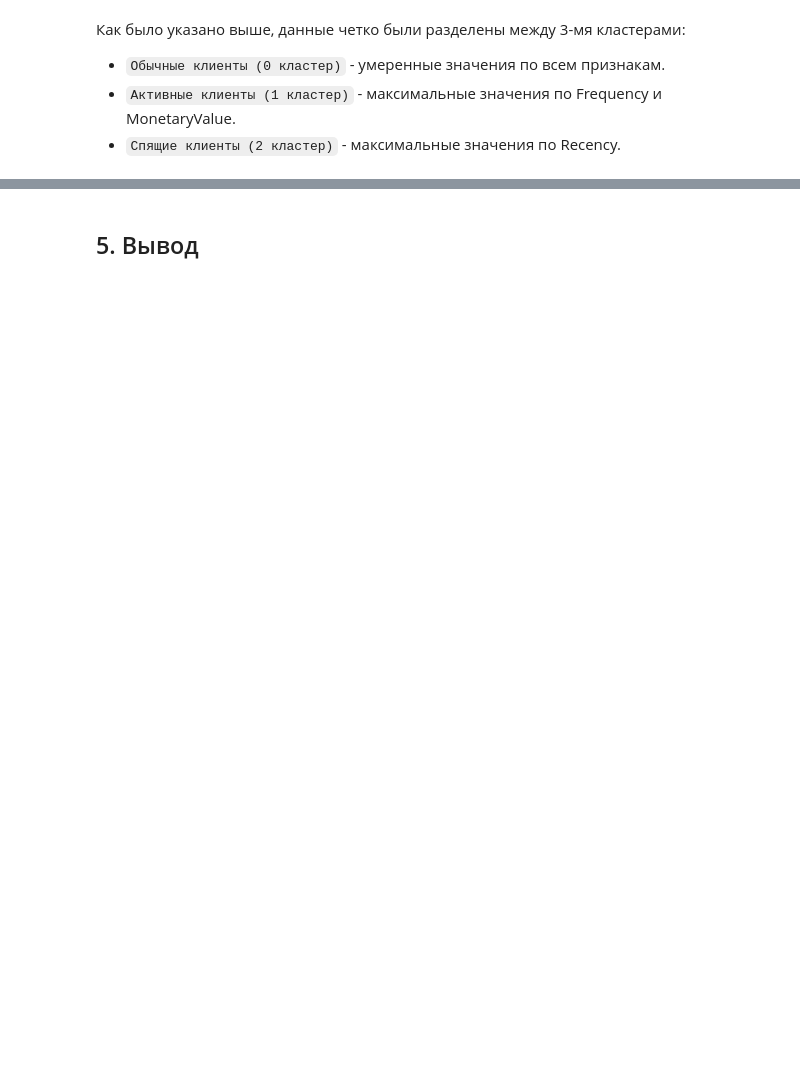
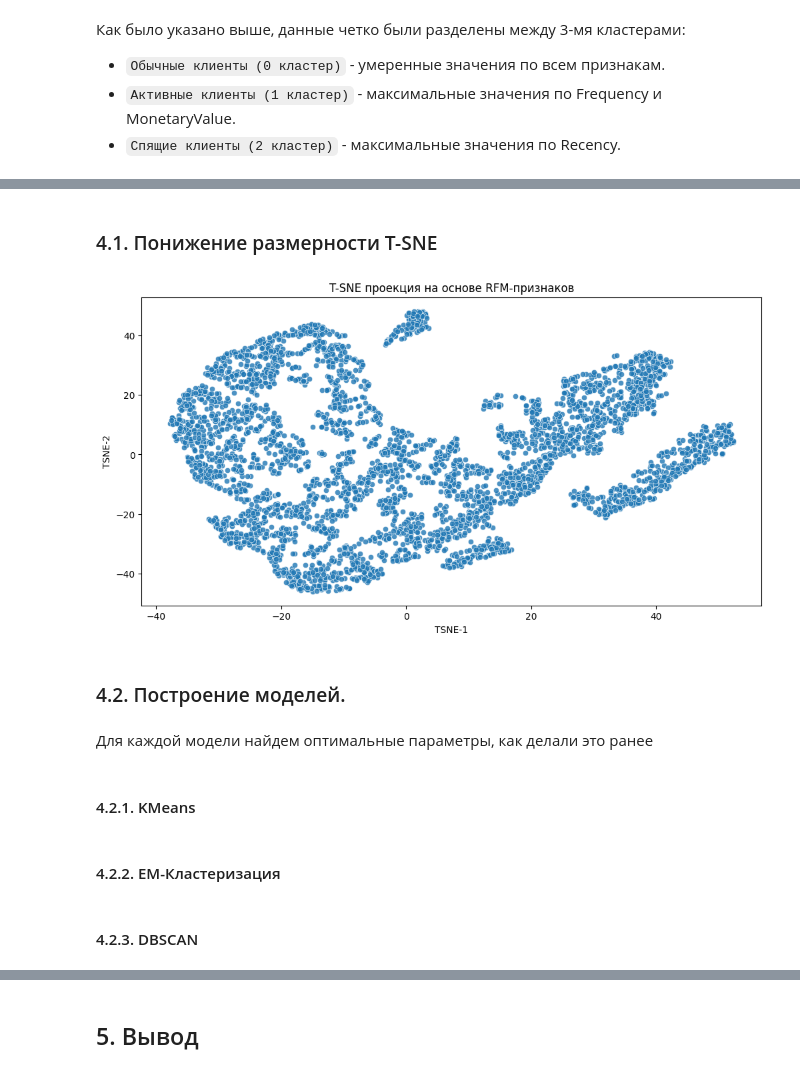
Before and after one commit to postvlone/clients_clustering_project, a Jupyter notebook: clients_clustering.ipynb, the cells around one changed output, grey strips where cells are left out. Drawn from its saved outputs; the diff is of its cells as text; code cells hidden in the pictures; blank space fills up the shorter version.

```diff
--- a/clients_clustering.ipynb
+++ b/clients_clustering.ipynb
@@ -598,13 +598,3 @@ rfm_std.head()
 Для каждой из моделей найдём оптимальные параметры с использованием коэффициента силуэта, перебирая возможные значения количества кластеров от 3 до 10 включительно (большее или меньшее количество кластеров будет нерелевантно для маркетинга).
 # %% [markdown]
 #### 3.1.1. KMeans
-# %%
-silhouette_kmeans = [] # инициализируем пустой список
-
-# Перебираем количество кластеров от 3 до 9
-for cluster_num in range(3, 10):
-    model_kmeans = cluster.KMeans(n_clusters=cluster_num, n_init=20, random_state=42) # инициализируем модель KMeans
-    model_kmeans.fit(rfm_std) # обучаем ее на стандартизированных данных
-
-    # Сохраняем коэффициент силуэта
-    silhouette_kmeans.append(metrics.silhouette_score(rfm_std, model_kmeans.labels_))
@@ -676,7 +727,7 @@ best_kmeans.fit(rfm_std)
 rfm_table['KMeans'] = best_kmeans.labels_
 
 # Тоже самое сделаем DBSCAN
-best_dbscan = cluster.DBSCAN(eps=1.6, min_samples=2*n_features)
+best_dbscan = cluster.DBSCAN(eps=1.6, min_samples=2*rfm_std.shape[1])
 best_dbscan.fit(rfm_std)
 rfm_table['DBSCAN'] = best_dbscan.labels_
 # %% [markdown]
@@ -784,0 +840,26 @@ plot_cluster_profile(grouped_data, 3)
+# %% [markdown]
+### 4.1. Понижение размерности T-SNE
+# %%
+from sklearn.manifold import TSNE
+
+# Применяем T-SNE к стандартизованным данным
+tsne = TSNE(n_components=2, perplexity=60, random_state=42)
+tsne_results = tsne.fit_transform(rfm_std)
+
+# Преобразуем результаты в DataFrame
+tsne_df = pd.DataFrame()
+tsne_df['TSNE-1'] = tsne_results[:, 0]
+tsne_df['TSNE-2'] = tsne_results[:, 1]
+
+# Визуализация
+fig = plt.figure(figsize=(12, 6))
+ax = sns.scatterplot(tsne_df, x='TSNE-1', y='TSNE-2', alpha=0.8)
+ax.set_title('T-SNE проекция на основе RFM-признаков');
+# %% [output]
+[figure, added]
+# %% [markdown]
+### 4.2. Построение моделей.
+# %% [markdown]
+Для каждой модели найдем оптимальные параметры, как делали это ранее
+# %% [markdown]
+#### 4.2.1. KMeans
@@ -784,0 +868,2 @@ plot_cluster_profile(grouped_data, 3)
+# %% [markdown]
+#### 4.2.2. EM-Кластеризация
@@ -784,0 +872,2 @@ plot_cluster_profile(grouped_data, 3)
+# %% [markdown]
+#### 4.2.3. DBSCAN
```
Also changed, not shown: parts of 24 cells of this notebook, 2 other files.
